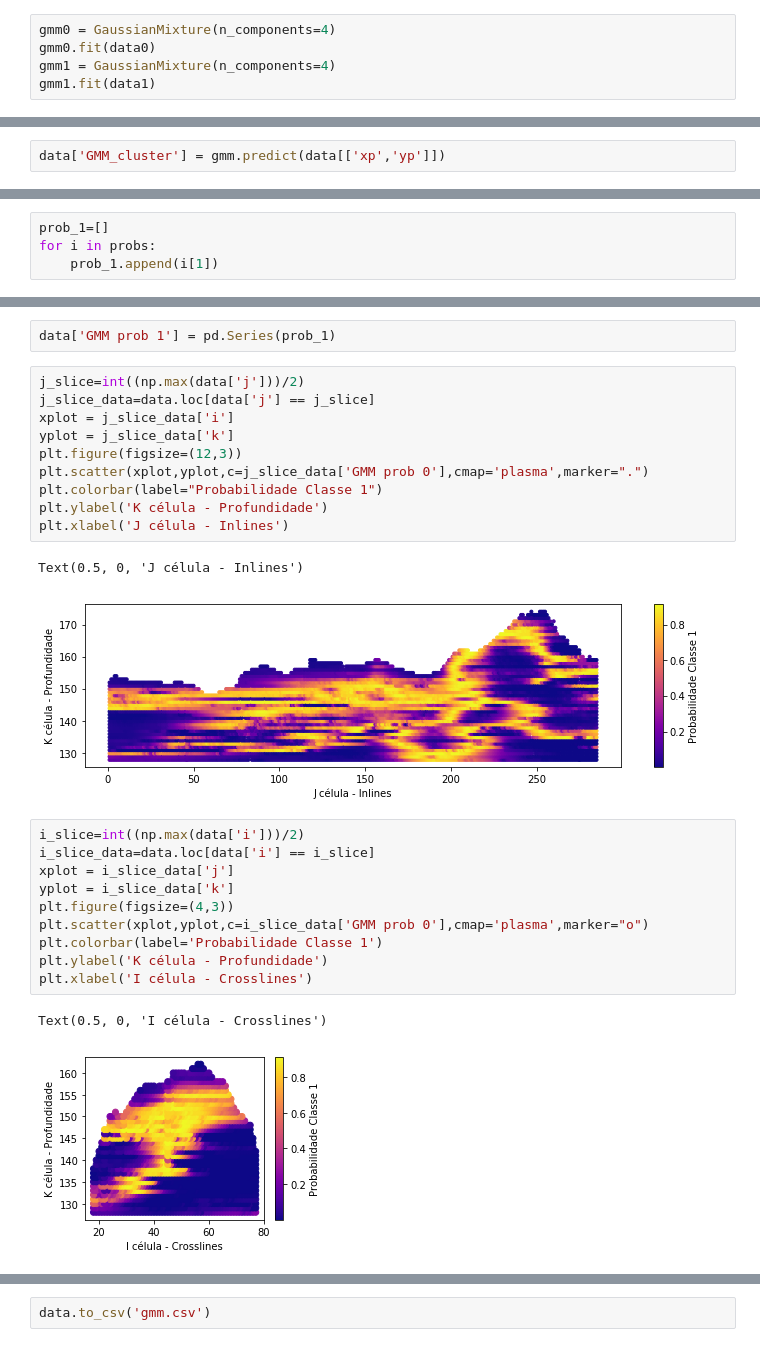
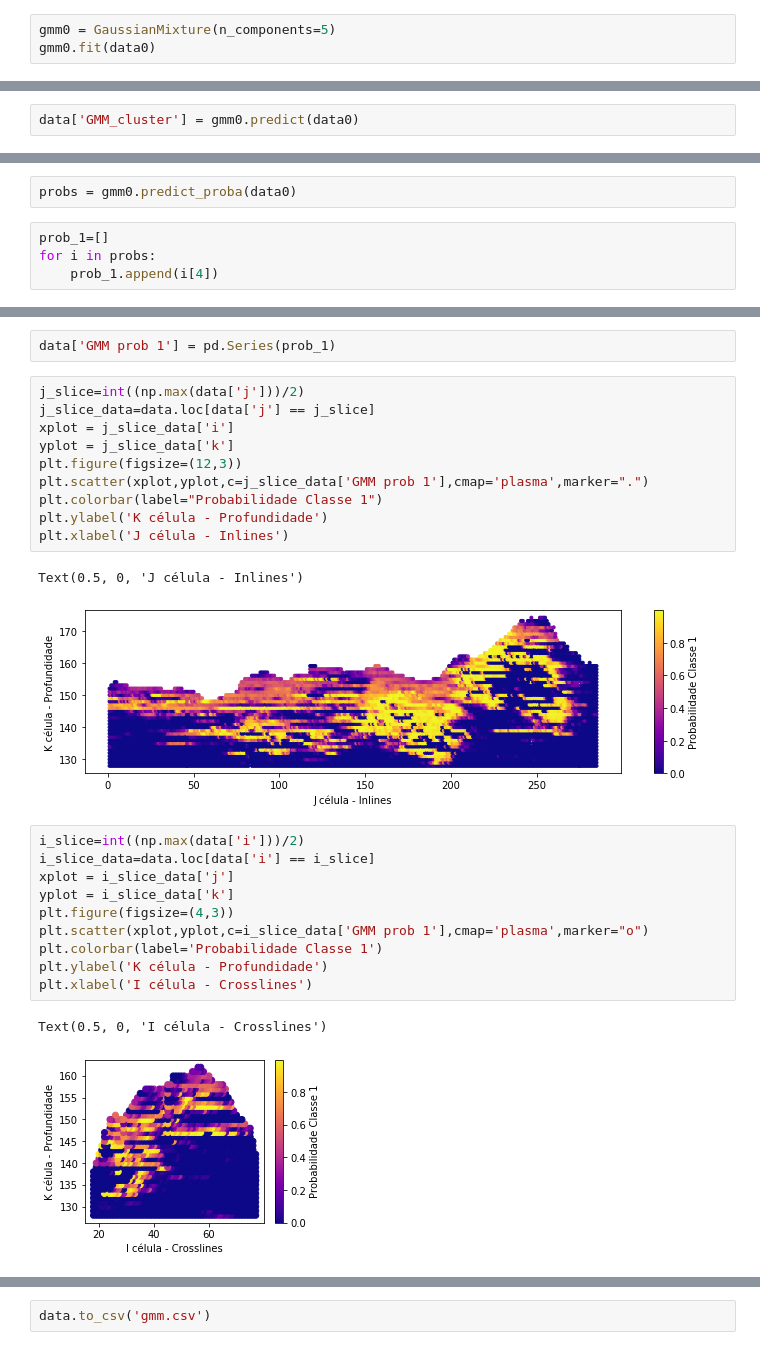
Before and after one commit to jralha/campob, a Jupyter notebook: GMM.ipynb, the cells around one changed output, grey strips where cells are left out. Saved outputs shown, nothing was run; the diff lists cells and outputs as text.

```diff
--- a/GMM.ipynb
+++ b/GMM.ipynb
@@ -21,7 +18,5 @@ NameError: name 'preprocessing' is not defined
 # %%
-gmm0 = GaussianMixture(n_components=4)
+gmm0 = GaussianMixture(n_components=5)
 gmm0.fit(data0)
-gmm1 = GaussianMixture(n_components=4)
-gmm1.fit(data1)
 # %% [output]
 GaussianMixture(covariance_type='full', init_params='kmeans', max_iter=100,
@@ -31,5 +26,5 @@ GaussianMixture(covariance_type='full', init_params='kmeans', max_iter=100,
 # %%
-data['GMM_cluster'] = gmm.predict(data[['xp','yp']])
+data['GMM_cluster'] = gmm0.predict(data0)
 # %%
 plt.scatter(x,y,c=data['GMM_cluster'],cmap='magma',marker=".")
 plt.colorbar(ticks=[0,1,2,3],label='Classe')
@@ -81,7 +74,9 @@ probs = gmm.predict_proba(data[['xp','yp']])
+# %%
+probs = gmm0.predict_proba(data0)
 # %%
 prob_1=[]
 for i in probs:
-    prob_1.append(i[1])
+    prob_1.append(i[4])
 # %%
 plt.scatter(x,y,c=prob_1,cmap='plasma',marker=".")
 plt.colorbar(label='Probabilidade Classe 1')
@@ -98,26 +92,26 @@ j_slice_data=data.loc[data['j'] == j_slice]
 xplot = j_slice_data['i']
 yplot = j_slice_data['k']
 plt.figure(figsize=(12,3))
-plt.scatter(xplot,yplot,c=j_slice_data['GMM prob 0'],cmap='plasma',marker=".")
+plt.scatter(xplot,yplot,c=j_slice_data['GMM prob 1'],cmap='plasma',marker=".")
 plt.colorbar(label="Probabilidade Classe 1")
 plt.ylabel('K célula - Profundidade')
 plt.xlabel('J célula - Inlines')
 # %% [output]
 Text(0.5, 0, 'J célula - Inlines')
-[figure, old version]
+[figure, new version]
 # %%
 i_slice=int((np.max(data['i']))/2)
 i_slice_data=data.loc[data['i'] == i_slice]
 xplot = i_slice_data['j']
 yplot = i_slice_data['k']
 plt.figure(figsize=(4,3))
-plt.scatter(xplot,yplot,c=i_slice_data['GMM prob 0'],cmap='plasma',marker="o")
+plt.scatter(xplot,yplot,c=i_slice_data['GMM prob 1'],cmap='plasma',marker="o")
 plt.colorbar(label='Probabilidade Classe 1')
 plt.ylabel('K célula - Profundidade')
 plt.xlabel('I célula - Crosslines')
 # %% [output]
 Text(0.5, 0, 'I célula - Crosslines')
-[figure, old version]
+[figure, new version]
 # %%
 k_slice=int((np.mean(data['k']))/1)
 k_slice_data=data.loc[data['k'] == k_slice]
```
Also changed, not shown: parts of 9 cells of this notebook, 22 other files.
